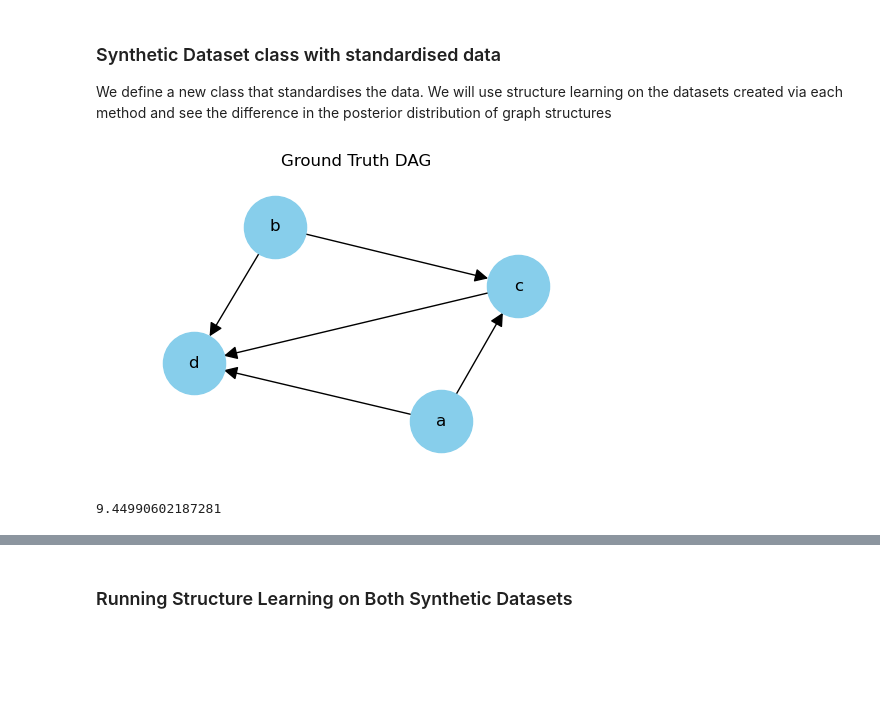
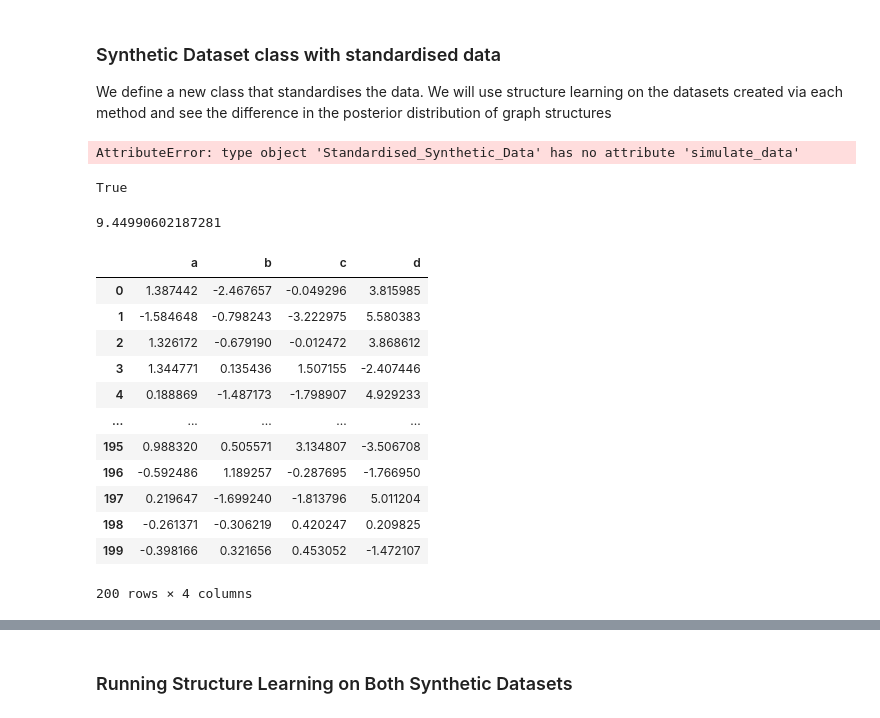
Before and after one commit to human-technology-institute/structure_learning, a Jupyter notebook: examples/standardised_data_test.ipynb, the cells around one changed output, grey strips where cells are left out. Drawn from its saved outputs; the diff is of its cells as text; code cells hidden in the pictures; blank space fills up the shorter version.

```diff
--- a/examples/standardised_data_test.ipynb
+++ b/examples/standardised_data_test.ipynb
@@ -406,13 +305,33 @@ num_obs = 200
 degree = 2
 
 np.random.seed(123)
-synthetic_data_standardised = SyntheticDataset_Standardised(num_nodes=num_nodes, num_obs=num_obs, node_labels=node_labels, degree=degree)
+synthetic_data_standardised = Standardised_Synthetic_Data(num_nodes=num_nodes, num_obs=num_obs, node_labels=node_labels, degree=degree)
 
 plot_graph_from_adj_mat(synthetic_data_standardised.adj_mat.values, node_labels, title="Ground Truth DAG")
 # %% [output]
-[figure, removed]
+AttributeError: type object 'Standardised_Synthetic_Data' has no attribute 'simulate_data'
+# %%
+synthetic_data.data.equals(synthetic_data_standardised.data)
+# %% [output]
+True
 # %%
 # np.var(synthetic_data.data['a'])
 np.var(synthetic_data.data['d'])
 # %% [output]
 9.44990602187281
+# %%
+synthetic_data_standardised.data
+# %% [output]
+|  | a | b | c | d |
+| 0 | 1.387442 | -2.467657 | -0.049296 | 3.815985 |
+| 1 | -1.584648 | -0.798243 | -3.222975 | 5.580383 |
+| 2 | 1.326172 | -0.679190 | -0.012472 | 3.868612 |
+| 3 | 1.344771 | 0.135436 | 1.507155 | -2.407446 |
+| 4 | 0.188869 | -1.487173 | -1.798907 | 4.929233 |
+| ... | ... | ... | ... | ... |
+| 195 | 0.988320 | 0.505571 | 3.134807 | -3.506708 |
+| 196 | -0.592486 | 1.189257 | -0.287695 | -1.766950 |
+| 197 | 0.219647 | -1.699240 | -1.813796 | 5.011204 |
+| 198 | -0.261371 | -0.306219 | 0.420247 | 0.209825 |
+| 199 | -0.398166 | 0.321656 | 0.453052 | -1.472107 |
+200 rows × 4 columns
```
Also changed, not shown: parts of 11 cells of this notebook.
